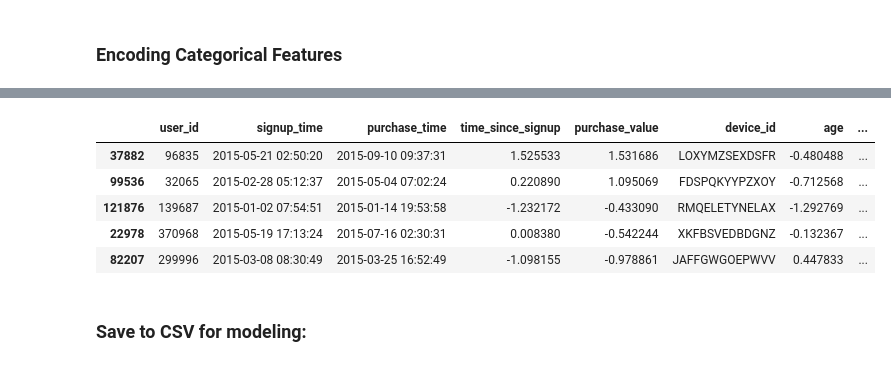
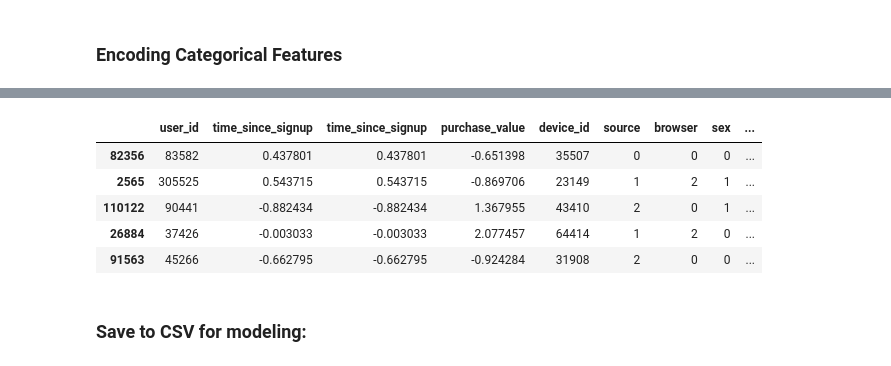
Before and after one commit to Teshager21/frauddetection-ecommerce-banking, a Jupyter notebook: notebooks/exploratory/01_preprocessing_and_EDA.ipynb, the cells around one changed output, grey strips where cells are left out. Drawn from its saved outputs; the diff is of its cells as text; code cells hidden in the pictures.

```diff
--- a/notebooks/exploratory/01_preprocessing_and_EDA.ipynb
+++ b/notebooks/exploratory/01_preprocessing_and_EDA.ipynb
@@ -205,8 +210,14 @@ merged_df.sample(5)
 # Time since signup
 merged_df['time_since_signup'] = (merged_df['purchase_time'] - merged_df['signup_time']).dt.total_seconds() / 3600
 # Hour and day of transaction
-merged_df['hour_of_day'] = merged_df['purchase_time'].dt.hour
-merged_df['day_of_week'] = merged_df['purchase_time'].dt.dayofweek
+# merged_df['hour_of_day'] = merged_df['purchase_time'].dt.hour
+# merged_df['day_of_week'] = merged_df['purchase_time'].dt.dayofweek
+
+merged_df['dayofweek'] = merged_df['purchase_time'].dt.dayofweek
+merged_df['hour'] = merged_df['purchase_time'].dt.hour
+merged_df['is_weekend'] = merged_df['purchase_time'].dt.dayofweek >= 5
+
+merged_df.drop(columns=['purchase_time','signup_time'],inplace=True)
 # %%
 merged_df.sample(5)
 # %% [output]
@@ -232,9 +243,9 @@ merged_df.sample()
 ### Reorder important columns
 # %%
 cols = [
-    'user_id', 'signup_time', 'purchase_time', 'time_since_signup',
+    'user_id', 'time_since_signup', 'time_since_signup',
     'purchase_value', 'device_id', 'source', 'browser', 'sex', 'age',
-    'ip_address_raw', 'ip_int', 'country', 'hour_of_day', 'day_of_week',
+    'ip_address_raw', 'ip_int', 'country', 'hour', 'dayofweek','is_weekend',
     'is_fraud'
 ]
 final_df = merged_df[cols]
@@ -272,10 +287,8 @@ final_df.sample(1)
 # %% [markdown]
 ### Normalization and Scaling
 # %%
-from sklearn.preprocessing import StandardScaler
-
 # Choose numeric features to scale
-numeric_features = ['purchase_value', 'age', 'time_since_signup', 'hour_of_day', 'day_of_week']
+numeric_features = ['purchase_value', 'age', 'time_since_signup', 'hour', 'dayofweek','is_weekend']
 
 scaler = StandardScaler()
 final_df[numeric_features] = scaler.fit_transform(final_df[numeric_features])
@@ -313,0 +319,5 @@ Index(['user_id', 'signup_time', 'purchase_time', 'time_since_signup',
+# %%
+cols_to_encode=['source','browser','sex','country','device_id']
+le = LabelEncoder()
+for col in cols_to_encode:
+    final_df[col] = le.fit_transform(final_df[col])
@@ -314,12 +342,12 @@ Index(['user_id', 'signup_time', 'purchase_time', 'time_since_signup',
 # %%
-final_df_encoded.sample(5)
+final_df.sample(5)
 # %% [output]
-|  | user_id | signup_time | purchase_time | time_since_signup | purchase_value | device_id | age | ... |
-| 37882 | 96835 | 2015-05-21 02:50:20 | 2015-09-10 09:37:31 | 1.525533 | 1.531686 | LOXYMZSEXDSFR | -0.480488 | ... |
-| 99536 | 32065 | 2015-02-28 05:12:37 | 2015-05-04 07:02:24 | 0.220890 | 1.095069 | FDSPQKYYPZXOY | -0.712568 | ... |
-| 121876 | 139687 | 2015-01-02 07:54:51 | 2015-01-14 19:53:58 | -1.232172 | -0.433090 | RMQELETYNELAX | -1.292769 | ... |
-| 22978 | 370968 | 2015-05-19 17:13:24 | 2015-07-16 02:30:31 | 0.008380 | -0.542244 | XKFBSVEDBDGNZ | -0.132367 | ... |
-| 82207 | 299996 | 2015-03-08 08:30:49 | 2015-03-25 16:52:49 | -1.098155 | -0.978861 | JAFFGWGOEPWVV | 0.447833 | ... |
+|  | user_id | time_since_signup | time_since_signup | purchase_value | device_id | source | browser | sex | ... |
+| 82356 | 83582 | 0.437801 | 0.437801 | -0.651398 | 35507 | 0 | 0 | 0 | ... |
+| 2565 | 305525 | 0.543715 | 0.543715 | -0.869706 | 23149 | 1 | 2 | 1 | ... |
+| 110122 | 90441 | -0.882434 | -0.882434 | 1.367955 | 43410 | 2 | 0 | 1 | ... |
+| 26884 | 37426 | -0.003033 | -0.003033 | 2.077457 | 64414 | 1 | 2 | 0 | ... |
+| 91563 | 45266 | -0.662795 | -0.662795 | -0.924284 | 31908 | 2 | 0 | 0 | ... |
 # %% [markdown]
 ### Save to CSV for modeling:
 # %%
```
Also changed, not shown: parts of 24 cells of this notebook, 6 other files.
